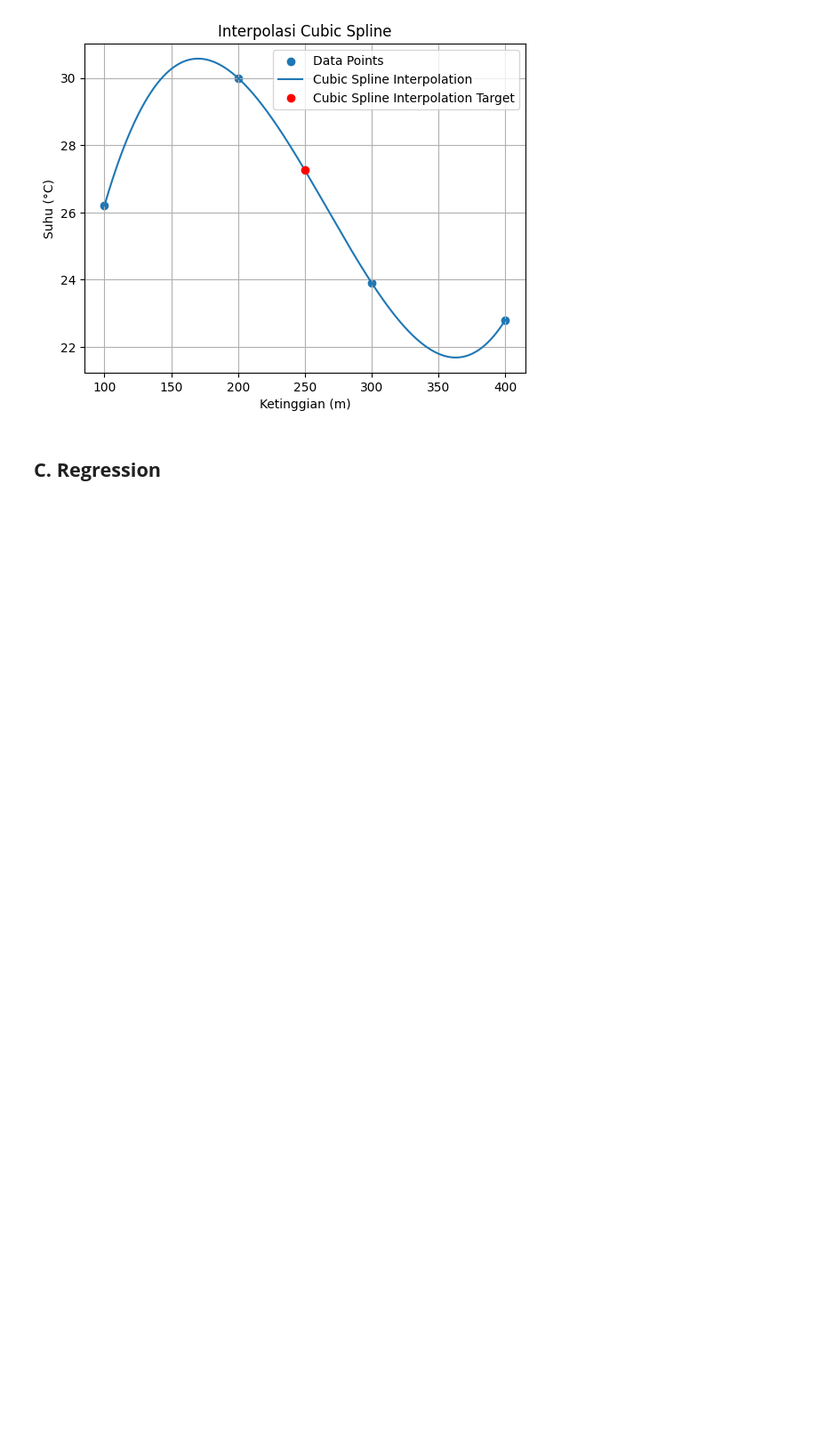
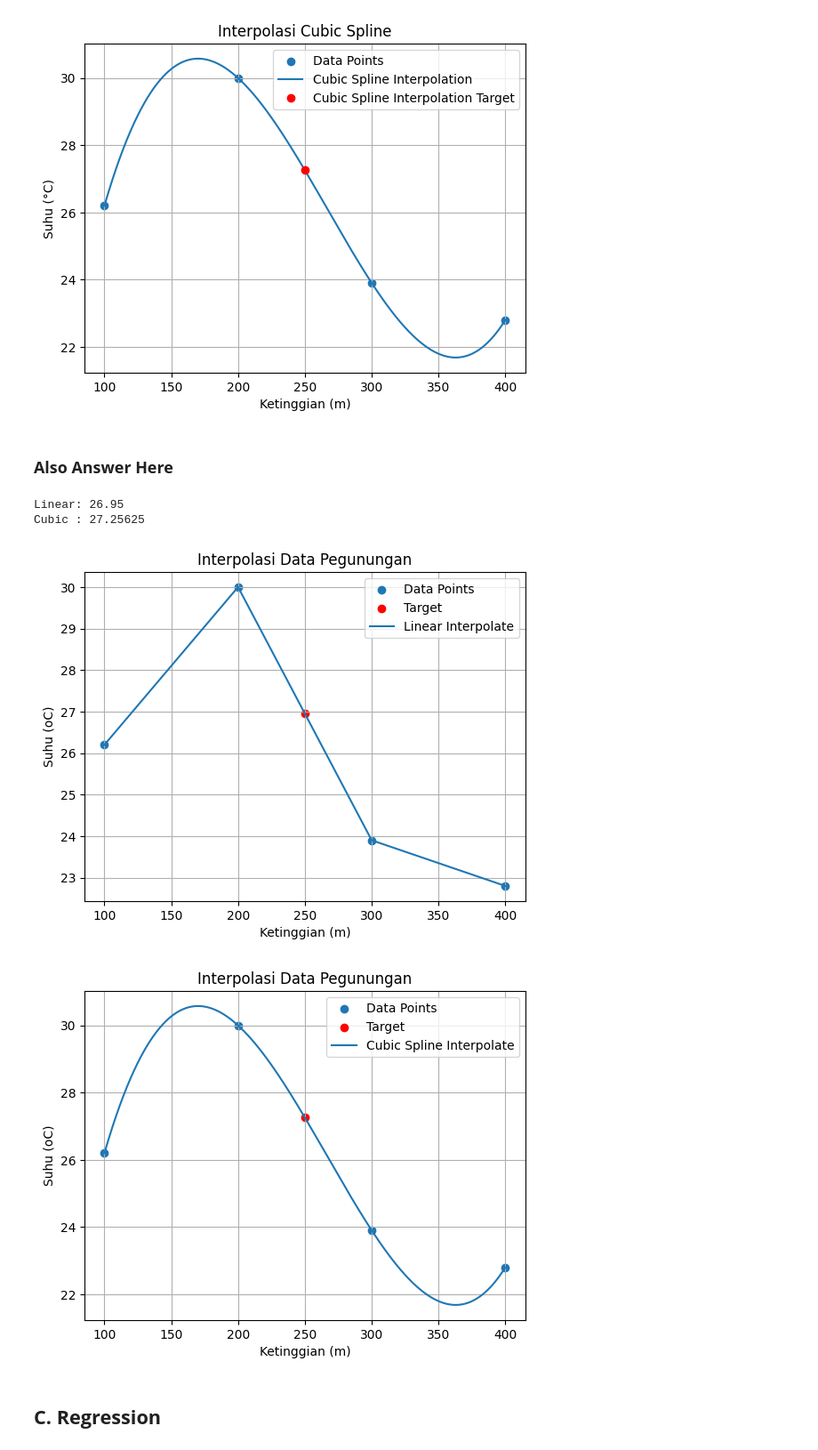
Before and after one commit to Mycticount-X/Scientific-Computing-MC-S25, a Jupyter notebook: Soal_Pre_Quiz_SciComp.ipynb, the cells around one changed output. Shown at 89% size. Drawn from its saved outputs; the diff is of its cells as text; code cells hidden in the pictures; blank space fills up the shorter version.

Commit message:
Try No AI Interpolation

```diff
--- a/Soal_Pre_Quiz_SciComp.ipynb
+++ b/Soal_Pre_Quiz_SciComp.ipynb
@@ -308,6 +309,49 @@ plt.show()
 # %% [output]
 [figure]
 [figure]
+# %% [markdown]
+### **Also Answer Here**
+# %%
+LinInter = interp1d (x_points, y_points, kind="linear")
+CsInter = CubicSpline (x_points, y_points)
+
+Ylin = LinInter(x_target)
+Ycs = CsInter(x_target)
+
+print(f"Linear: {Ylin}")
+print(f"Cubic : {Ycs}")
+# %% [output]
+Linear: 26.95
+Cubic : 27.25625
+# %%
+x_dense = np.linspace(x_points.min(), x_points.max(), 1000)
+y_dense_lin = LinInter(x_dense)
+y_dense_cs = CsInter(x_dense)
+
+# Linear Interpolate
+plt.scatter(x_points, y_points, label="Data Points")
+plt.scatter(x_target, Ylin, label="Target", color="red")
+plt.plot(x_dense, y_dense_lin, label="Linear Interpolate")
+plt.title("Interpolasi Data Pegunungan")
+plt.xlabel("Ketinggian (m)")
+plt.ylabel("Suhu (oC)")
+plt.legend()
+plt.grid(True)
+plt.show()
+
+# Cubic Spline Interpolate
+plt.scatter(x_points, y_points, label="Data Points")
+plt.scatter(x_target, Ycs, label="Target", color="red")
+plt.plot(x_dense, y_dense_cs, label="Cubic Spline Interpolate")
+plt.title("Interpolasi Data Pegunungan")
+plt.xlabel("Ketinggian (m)")
+plt.ylabel("Suhu (oC)")
+plt.legend()
+plt.grid(True)
+plt.show()
+# %% [output]
+[figure, added]
+[figure, added]
 # %% [markdown]
 ## **C. Regression**
 # %% [markdown]
```
Also changed, not shown: parts of 3 cells of this notebook.
